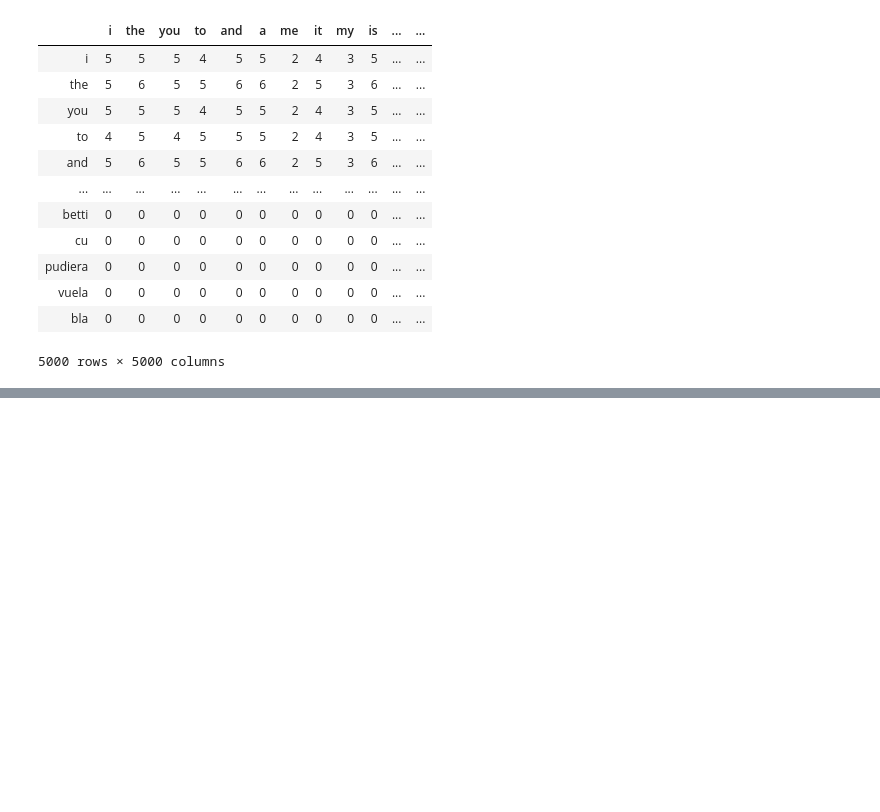
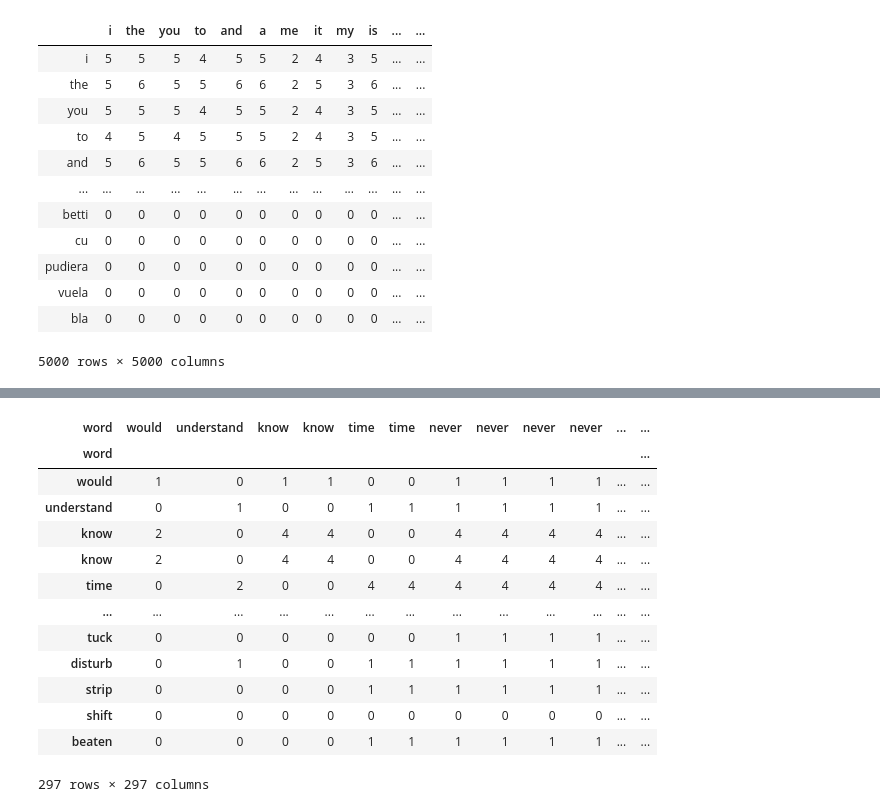
Before and after one commit to wang-xo/DataViz-KUL-2020, a Jupyter notebook: Gephi/Lars/Creating gephi matrix .ipynb, the cells around one changed output, grey strips where cells are left out. Saved outputs shown, nothing was run; the diff lists cells and outputs as text; code cells hidden in the pictures; blank space fills up the shorter version.

```diff
--- a/Gephi/Lars/Creating gephi matrix .ipynb
+++ b/Gephi/Lars/Creating gephi matrix .ipynb
@@ -99,0 +190,5 @@ matrix.to_csv('metal_martix.csv')
+# %%
+metalsub3 = metalsub2.groupby(['artist_name', 'title'])['word'].unique().reset_index()
+# %%
+metallist = metalsub3.to_numpy().tolist()
+metallist
@@ -99,0 +213,3 @@ matrix.to_csv('metal_martix.csv')
+# %%
+wordlist = metalsub2['word']
+wordlist
@@ -99,0 +229,25 @@ matrix.to_csv('metal_martix.csv')
+# %%
+matrix2 = pd.DataFrame(data= 0, columns= wordlist, index = wordlist)
+
+for word in wordlist:
+    for index1, row1 in enumerate(metallist):
+        if word in row1[2]:
+            for songword in row1[2]:
+                matrix2.loc[word, songword] += 1
+# %%
+matrix2
+# %% [output]
+| word | would | understand | know | know | time | time | never | never | never | never | ... | ... |
+| word |  |  |  |  |  |  |  |  |  |  |  | ... |
+| would | 1 | 0 | 1 | 1 | 0 | 0 | 1 | 1 | 1 | 1 | ... | ... |
+| understand | 0 | 1 | 0 | 0 | 1 | 1 | 1 | 1 | 1 | 1 | ... | ... |
+| know | 2 | 0 | 4 | 4 | 0 | 0 | 4 | 4 | 4 | 4 | ... | ... |
+| know | 2 | 0 | 4 | 4 | 0 | 0 | 4 | 4 | 4 | 4 | ... | ... |
+| time | 0 | 2 | 0 | 0 | 4 | 4 | 4 | 4 | 4 | 4 | ... | ... |
+| ... | ... | ... | ... | ... | ... | ... | ... | ... | ... | ... | ... | ... |
+| tuck | 0 | 0 | 0 | 0 | 0 | 0 | 1 | 1 | 1 | 1 | ... | ... |
+| disturb | 0 | 1 | 0 | 0 | 1 | 1 | 1 | 1 | 1 | 1 | ... | ... |
+| strip | 0 | 0 | 0 | 0 | 1 | 1 | 1 | 1 | 1 | 1 | ... | ... |
+| shift | 0 | 0 | 0 | 0 | 0 | 0 | 0 | 0 | 0 | 0 | ... | ... |
+| beaten | 0 | 0 | 0 | 0 | 1 | 1 | 1 | 1 | 1 | 1 | ... | ... |
+297 rows × 297 columns
```
Also changed, not shown: parts of 28 cells of this notebook, 2 other files.
